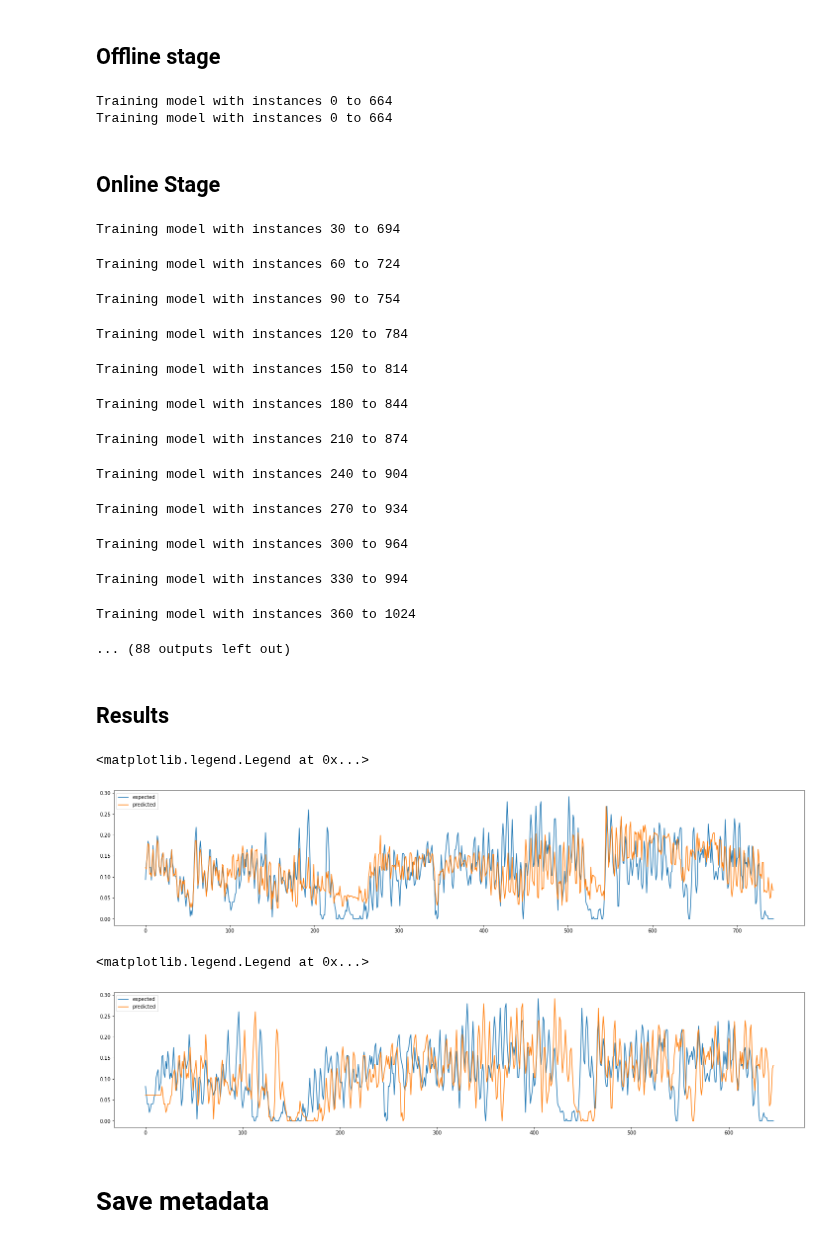
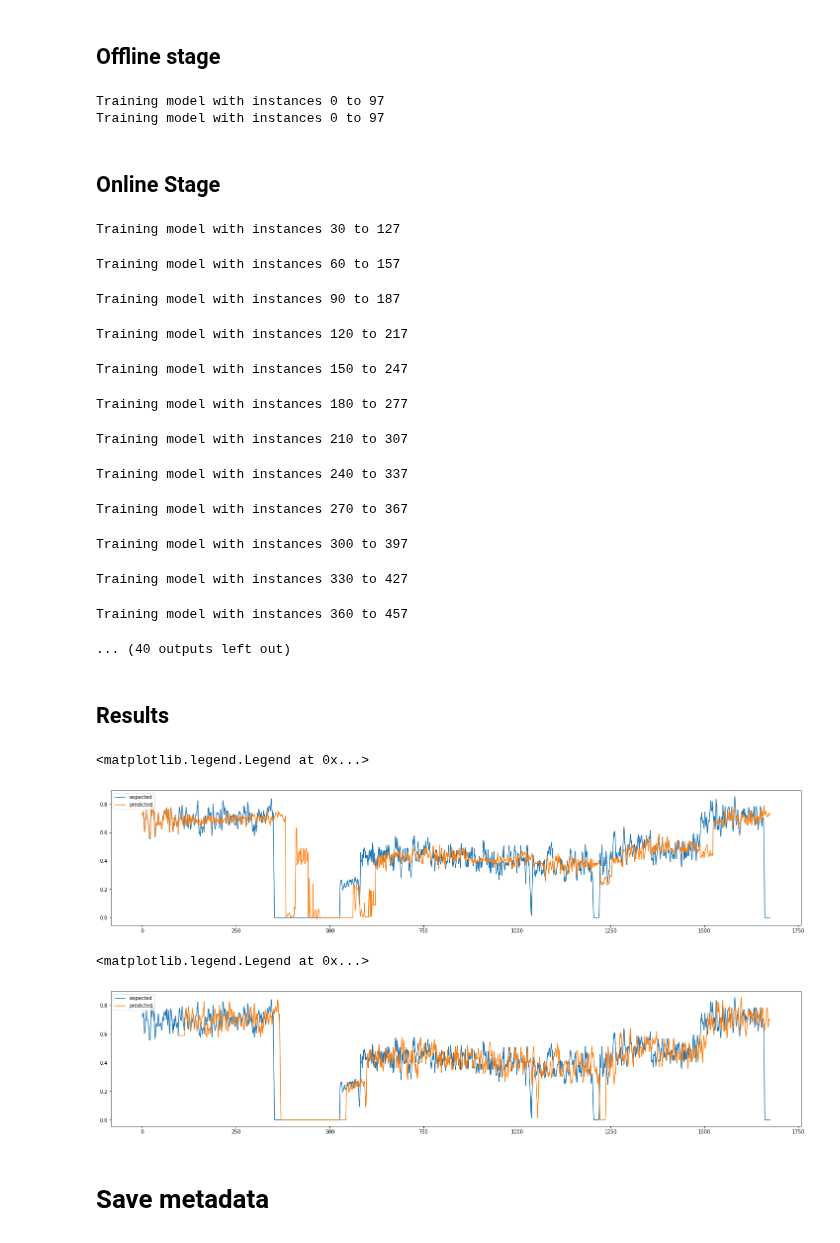
Before and after one commit to feamelo/drift-meta-learning, a Jupyter notebook: src/experiments/generate_metabase.ipynb, the cells around one changed output. Drawn from its saved outputs; the diff is of its cells as text; code cells hidden in the pictures.

```diff
--- a/src/experiments/generate_metabase.ipynb
+++ b/src/experiments/generate_metabase.ipynb
@@ -27,7 +27,7 @@ warnings.filterwarnings('ignore')
 ## Macros
 # %%
 META_LABEL_METRIC = "kappa"
-DATASET = "covertype"
+DATASET = "INSECTS-abrupt_balanced_norm"
 
 BASE_MODEL = RandomForestClassifier
 # BASE_MODEL_HYPERPARAMS = {"probability": True}  # SVC
@@ -44,14 +44,14 @@ FILE_NAME
 # %%
 # Macros
 CLASS_COL = "class"
-BASE_MODEL_TYPE = "multiclass"  # or binary_classification/regression
+BASE_MODEL_TYPE = "multiclass"  # multiclass or binary_classification or regression
 
-OFFLINE_PHASE_SIZE = 50000
-BASE_TRAIN_SIZE = 30000
+OFFLINE_PHASE_SIZE = 5000
+BASE_TRAIN_SIZE = 2000
 R_STATE = 123
 
-ETA = 100  # Window size used to extract meta features
-STEP = 30  # Step for next meta learning iteration
+ETA = 100  # Window size used to extract meta features (100 for electricity)
+STEP = 30  # Step for next meta learning iteration (30 for electricity)
 TARGET_DELAY = 500
 # %% [markdown]
 ## Read data
@@ -109,8 +108,8 @@ learner_params = {
 
 learner = MetaLearner(**learner_params).fit(base_train_df, meta_train_df)
 # %% [output]
-Training model with instances 0 to 664
-Training model with instances 0 to 664
+Training model with instances 0 to 97
+Training model with instances 0 to 97
 # %% [markdown]
 ## Online Stage
 # %%
@@ -129,19 +128,19 @@ with tqdm(total=df.shape[0]) as pbar:
         learner.update_target(online_targets.iloc[i - TARGET_DELAY])
         pbar.update(1)
 # %% [output]
-Training model with instances 30 to 694
+Training model with instances 30 to 127
-Training model with instances 60 to 724
+Training model with instances 60 to 157
-Training model with instances 90 to 754
+Training model with instances 90 to 187
-Training model with instances 120 to 784
+Training model with instances 120 to 217
-Training model with instances 150 to 814
+Training model with instances 150 to 247
-Training model with instances 180 to 844
+Training model with instances 180 to 277
-Training model with instances 210 to 874
+Training model with instances 210 to 307
-Training model with instances 240 to 904
+Training model with instances 240 to 337
-Training model with instances 270 to 934
+Training model with instances 270 to 367
-Training model with instances 300 to 964
+Training model with instances 300 to 397
-Training model with instances 330 to 994
+Training model with instances 330 to 427
-Training model with instances 360 to 1024
+Training model with instances 360 to 457
-... (88 outputs left out)
+... (40 outputs left out)
 # %%
 # end - only targets
 with tqdm(total=TARGET_DELAY) as pbar:
@@ -163,21 +162,21 @@ plt.plot(x, y_pred, label="predicted")
 plt.legend(loc="upper left")
 # %% [output]
 <matplotlib.legend.Legend at 0x...>
-[figure, old version]
+[figure, new version]
 # %%
-mb = learner.metabase.metabase.dropna()
+mb = learner.metabase.metabase
 
 y_true = mb[META_LABEL_METRIC]
 y_pred = mb[f'last_{META_LABEL_METRIC}']
 x = range(len(y_true))
 
 fig = plt.figure(figsize=(25, 5))
 plt.plot(x, y_true, label="expected")
 plt.plot(x, y_pred, label="predicted")
 plt.legend(loc="upper left")
 # %% [output]
 <matplotlib.legend.Legend at 0x...>
-[figure, old version]
+[figure, new version]
 # %% [markdown]
 # Save metadata
 # %%
```
Also changed, not shown: parts of 3 cells of this notebook, 2 other files.
